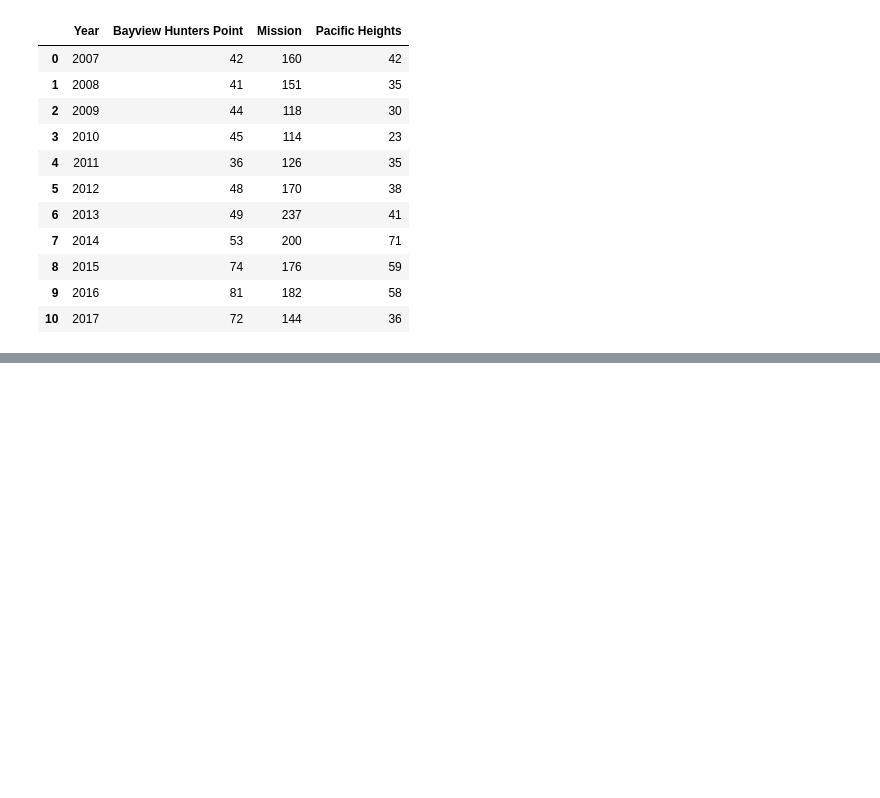
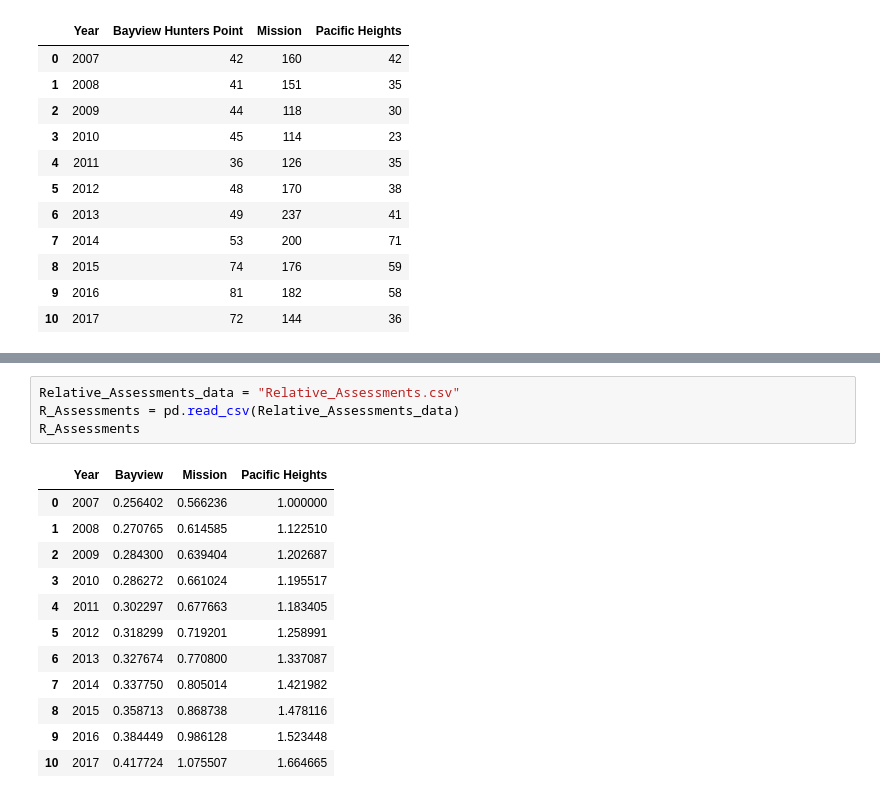
Before and after one commit to alexwdavis/Team_Project_AACJ, a Jupyter notebook: Team_Project.ipynb, the cells around one changed output, grey strips where cells are left out. Saved outputs shown, nothing was run; the diff lists cells and outputs as text; blank space fills up the shorter version.

```diff
--- a/Team_Project.ipynb
+++ b/Team_Project.ipynb
@@ -25,0 +61,17 @@ evictions
+# %%
+Relative_Assessments_data = "Relative_Assessments.csv"
+R_Assessments = pd.read_csv(Relative_Assessments_data)
+R_Assessments
+# %% [output]
+|  | Year | Bayview | Mission | Pacific Heights |
+| 0 | 2007 | 0.256402 | 0.566236 | 1.000000 |
+| 1 | 2008 | 0.270765 | 0.614585 | 1.122510 |
+| 2 | 2009 | 0.284300 | 0.639404 | 1.202687 |
+| 3 | 2010 | 0.286272 | 0.661024 | 1.195517 |
+| 4 | 2011 | 0.302297 | 0.677663 | 1.183405 |
+| 5 | 2012 | 0.318299 | 0.719201 | 1.258991 |
+| 6 | 2013 | 0.327674 | 0.770800 | 1.337087 |
+| 7 | 2014 | 0.337750 | 0.805014 | 1.421982 |
+| 8 | 2015 | 0.358713 | 0.868738 | 1.478116 |
+| 9 | 2016 | 0.384449 | 0.986128 | 1.523448 |
+| 10 | 2017 | 0.417724 | 1.075507 | 1.664665 |
```
Also changed, not shown: parts of 4 cells of this notebook, 4 other files.
